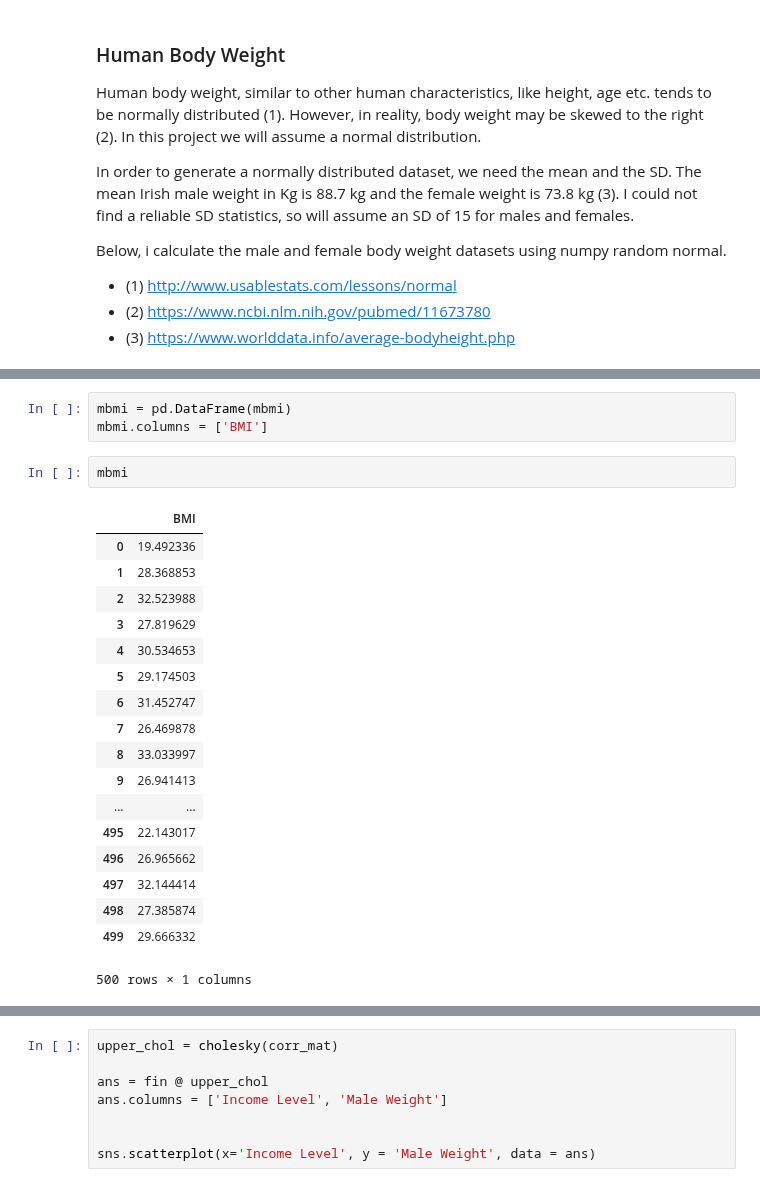
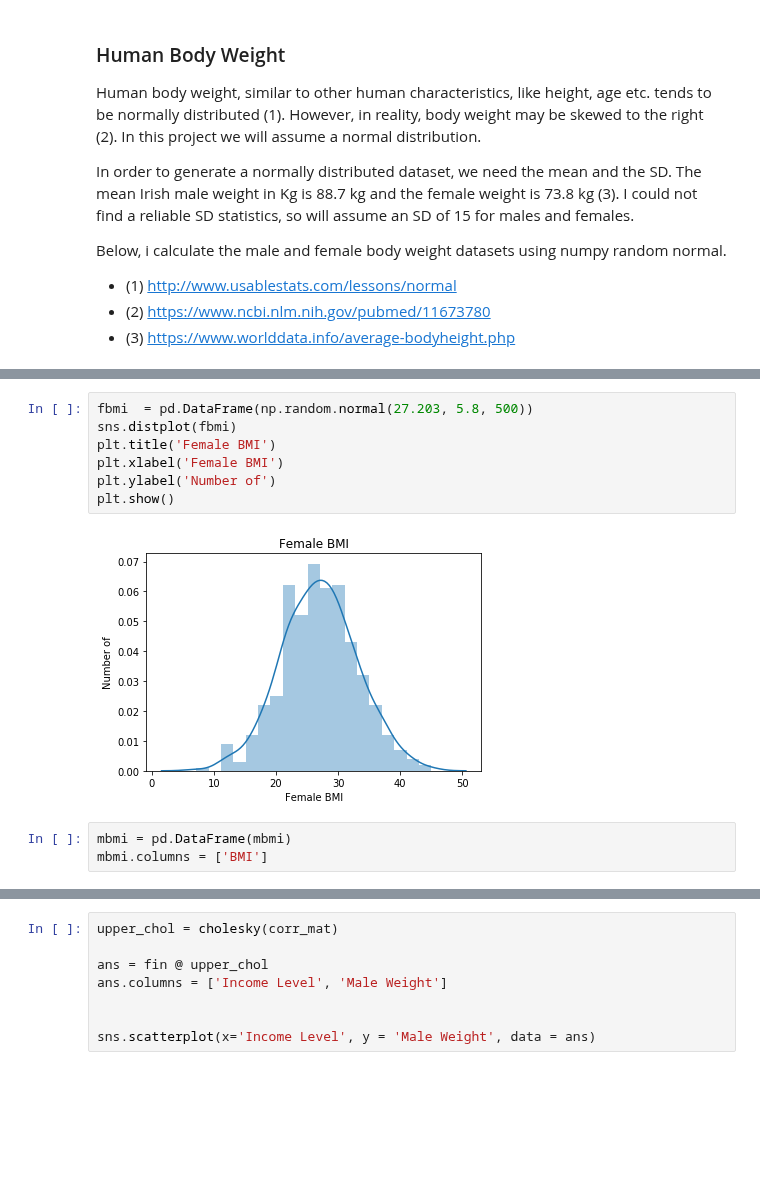
Before and after one commit to dermotkel/programming-project, a Jupyter notebook: Programming Project.ipynb, the cells around one changed output, grey strips where cells are left out. Saved outputs shown, nothing was run; the diff lists cells and outputs as text; blank space fills up the shorter version.

```diff
--- a/Programming Project.ipynb
+++ b/Programming Project.ipynb
@@ -343,27 +351,15 @@ plt.show()
+# %%
+fbmi  = pd.DataFrame(np.random.normal(27.203, 5.8, 500))
+sns.distplot(fbmi)
+plt.title('Female BMI')
+plt.xlabel('Female BMI')
+plt.ylabel('Number of')
+plt.show()
+# %% [output]
+[figure, added]
 # %%
 mbmi = pd.DataFrame(mbmi)
 mbmi.columns = ['BMI']
-# %%
-mbmi
-# %% [output]
-|  | BMI |
-| 0 | 19.492336 |
-| 1 | 28.368853 |
-| 2 | 32.523988 |
-| 3 | 27.819629 |
-| 4 | 30.534653 |
-| 5 | 29.174503 |
-| 6 | 31.452747 |
-| 7 | 26.469878 |
-| 8 | 33.033997 |
-| 9 | 26.941413 |
-| ... | ... |
-| 495 | 22.143017 |
-| 496 | 26.965662 |
-| 497 | 32.144414 |
-| 498 | 27.385874 |
-| 499 | 29.666332 |
-500 rows × 1 columns
 # %%
 fbmi  = np.random.normal(27.203, 5.4, 500)
 plt.hist(fbmi)
```
Also changed, not shown: parts of 11 cells of this notebook.
